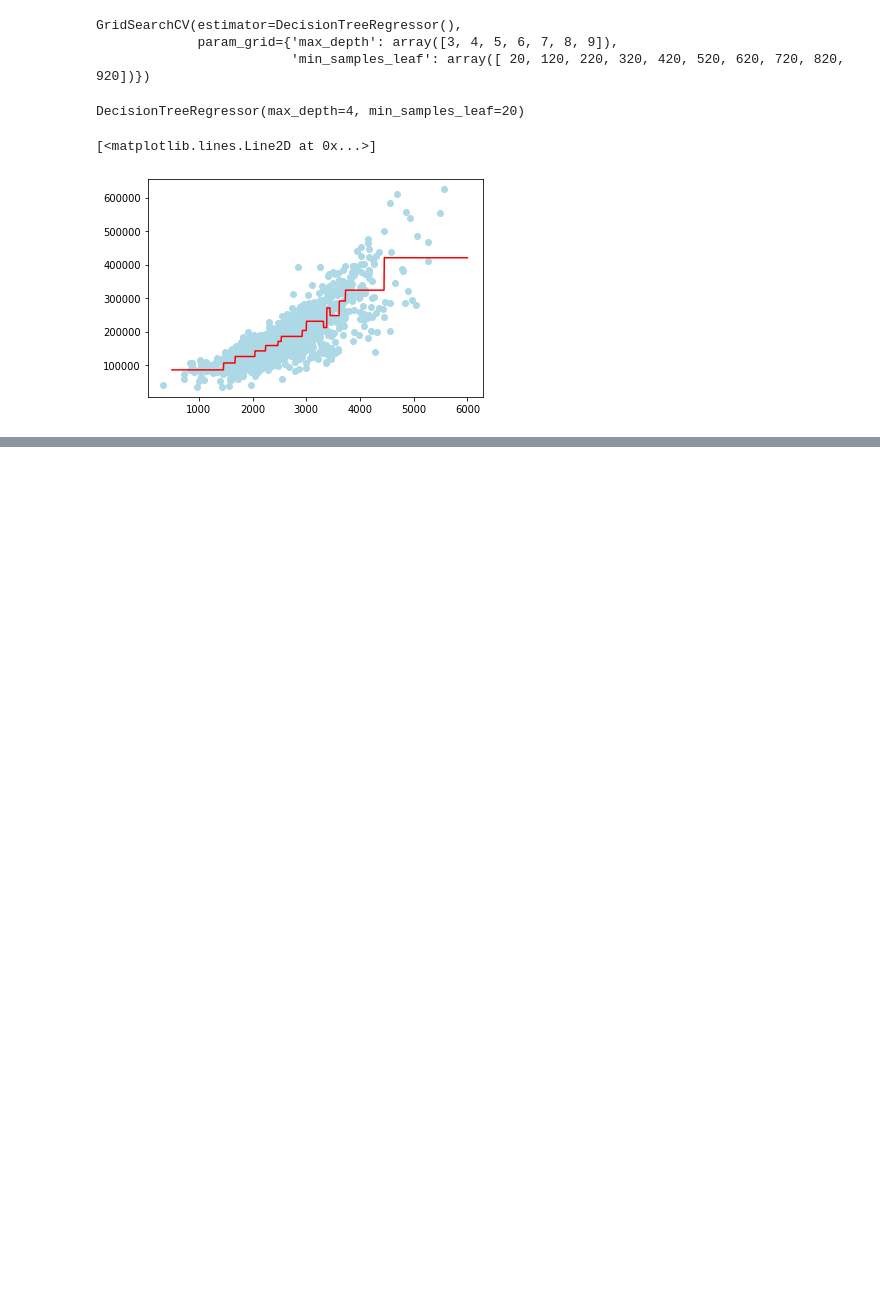
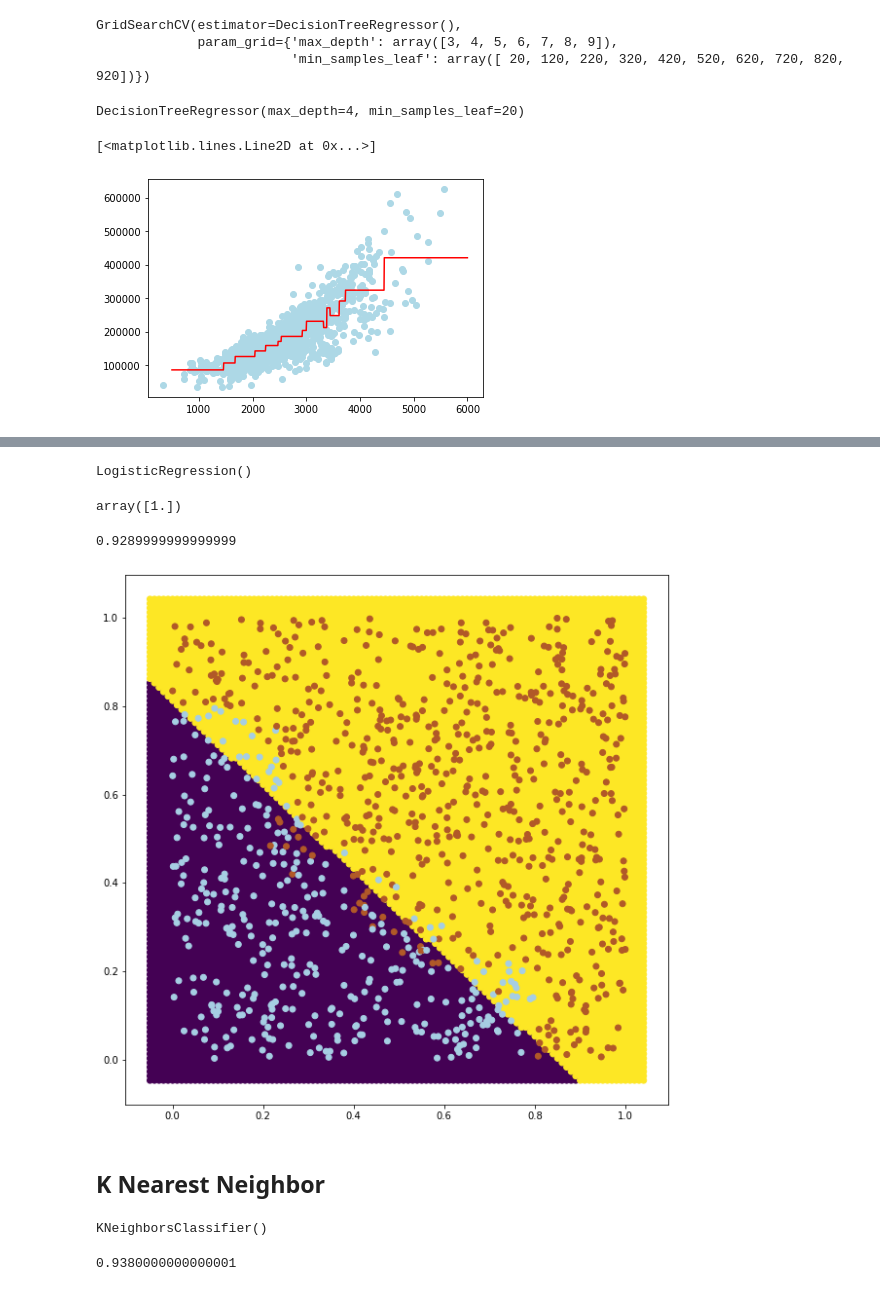
Before and after one commit to dan1dr/master_DS, a Jupyter notebook: 4.Machine_Learning/Supervised_Learning.ipynb, the cells around one changed output, grey strips where cells are left out. Saved outputs shown, nothing was run; the diff lists cells and outputs as text; code cells hidden in the pictures; blank space fills up the shorter version.

```diff
--- a/4.Machine_Learning/Supervised_Learning.ipynb
+++ b/4.Machine_Learning/Supervised_Learning.ipynb
@@ -433,0 +450,3 @@ plt.plot(x_hip, reg.predict(pd.DataFrame(x_hip)), c='red')
+# %%
+X = df[['bumpiness', 'grade']]
+y = df['target']
@@ -433,0 +493,59 @@ plt.plot(x_hip, reg.predict(pd.DataFrame(x_hip)), c='red')
+# %%
+# Load the library
+from sklearn.linear_model import LogisticRegression
+
+# Create an instance of the classifier
+clf = LogisticRegression()
+
+# Fit the data
+clf.fit(X,y)
+# %% [output]
+LogisticRegression()
+# %%
+clf.predict([[.5,.6]])
+# %% [output]
+array([1.])
+# %%
+from sklearn.model_selection import cross_val_score
+cross_val_score(clf,X,y,scoring="accuracy").mean()
+# %% [output]
+0.9289999999999999
+# %%
+def draw(clf,X,y,h=0.05):
+
+    plt.figure(figsize=(10,10))
+
+    x_min, x_max = X[:, 0].min() - 0.05, X[:, 0].max() + .05
+    y_min, y_max = X[:, 1].min() - .05, X[:, 1].max() + .05
+    xx, yy = np.meshgrid(np.arange(x_min, x_max, h),
+                         np.arange(y_min, y_max, h))
+
+    if clf is not None:
+        Z = clf.predict(np.c_[xx.ravel(), yy.ravel()])
+        Z = Z.reshape(xx.shape)
+        plt.scatter(xx,yy,c=Z)
+    else:
+        plt.scatter(xx,yy)
+
+    plt.scatter(X[:,0],X[:,1],c=y,cmap="Paired")
+# %%
+draw(clf,X.values,y.values,0.01)
+# %% [output]
+[figure, added]
+# %% [markdown]
+## K Nearest Neighbor
+# %%
+# Load the library
+from sklearn.neighbors import KNeighborsClassifier
+
+# Create an instance
+clf = KNeighborsClassifier(n_neighbors=5)
+
+# Fit the data
+clf.fit(X,y)
+# %% [output]
+KNeighborsClassifier()
+# %%
+cross_val_score(clf,X,y,scoring='accuracy').mean()
+# %% [output]
+0.9380000000000001
```
Also changed, not shown: parts of 51 cells of this notebook.
